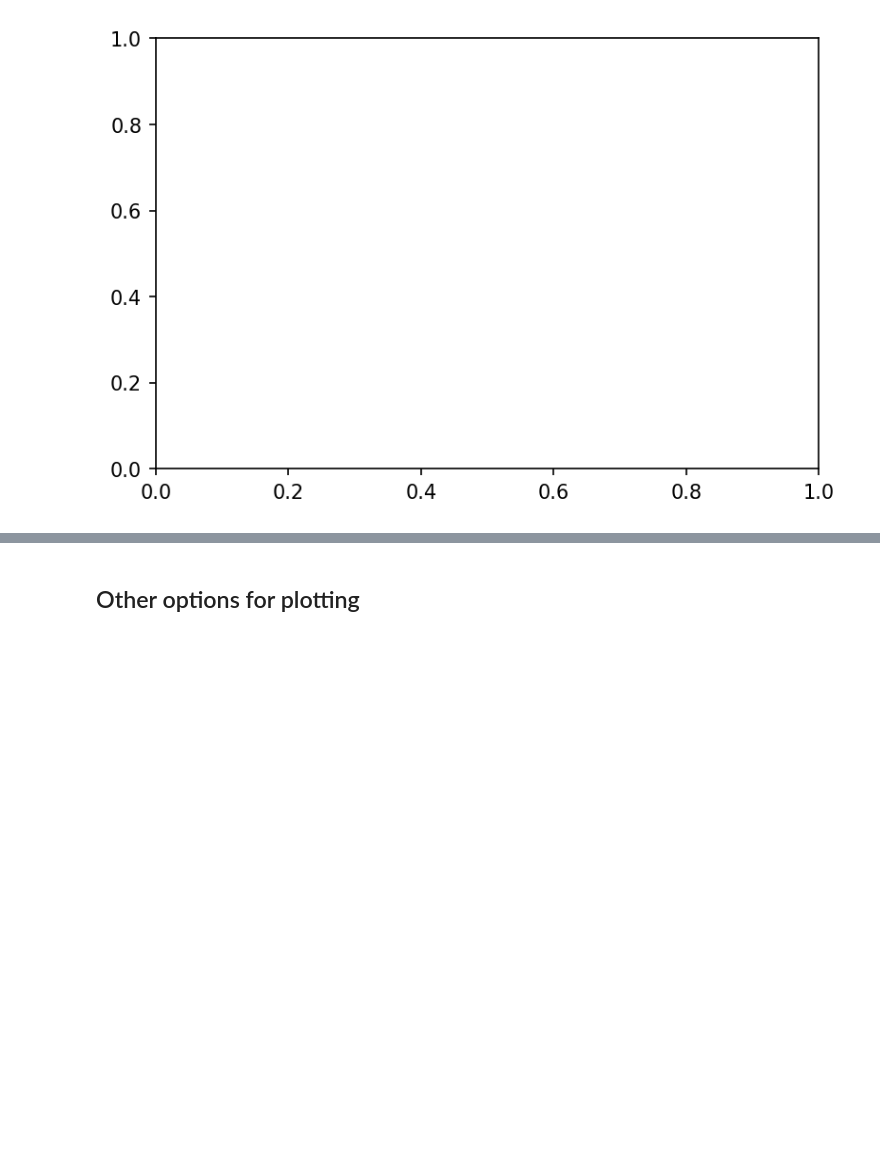
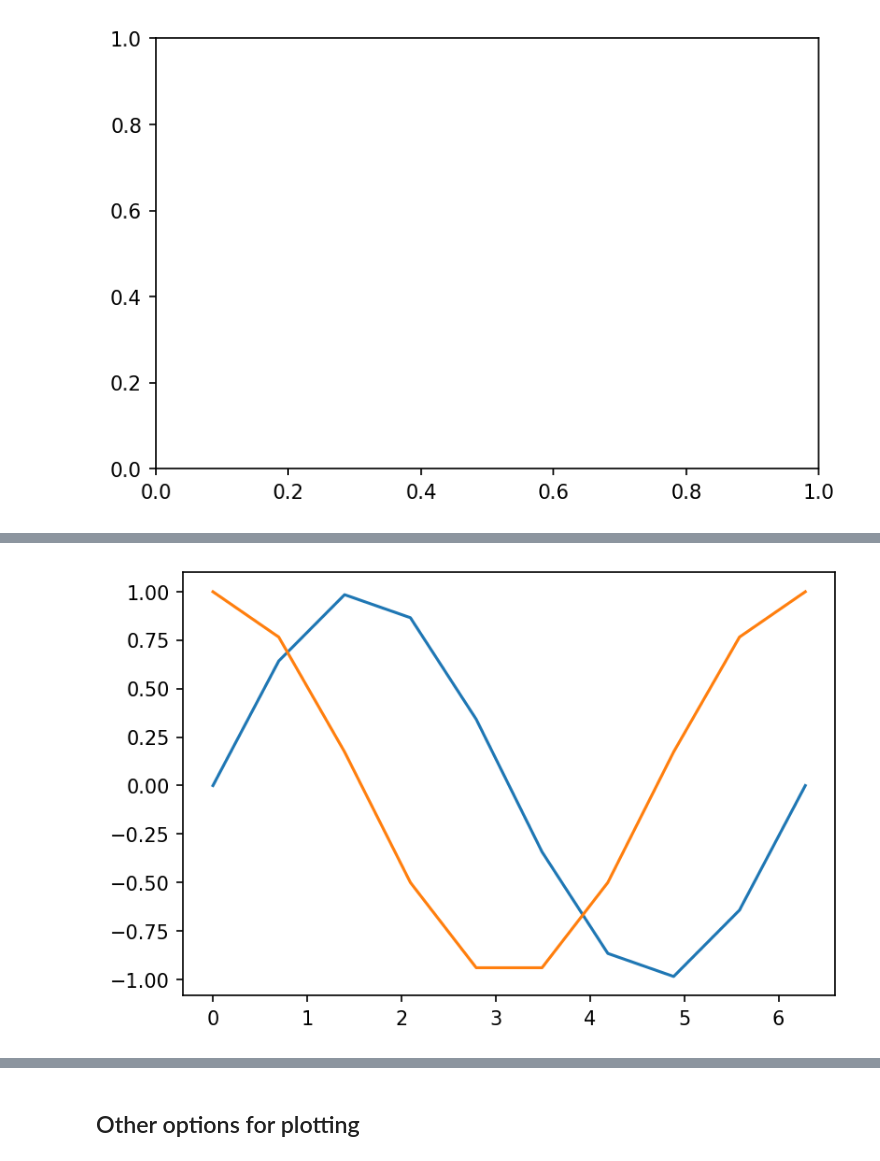
Before and after one commit to vukasin-viskovic/idsss, a Jupyter notebook: session_004.ipynb, the cells around one changed output, grey strips where cells are left out. Cells and saved outputs as stored; diff of their text form; code cells hidden in the pictures; blank space fills up the shorter version.

```diff
--- a/session_004.ipynb
+++ b/session_004.ipynb
@@ -106,0 +127,12 @@ fig
+# %%
+num = np.linspace(0, 2 * np.pi, 10)
+sin = np.sin(num)
+cos = np.cos(num)
+
+fig, ax = plt.subplots()
+ax.plot(num, sin)
+ax.plot(num, cos)
+
+plt.show()
+# %% [output]
+[figure, added]
```
Also changed, not shown: parts of 20 cells of this notebook, 12 other files.
